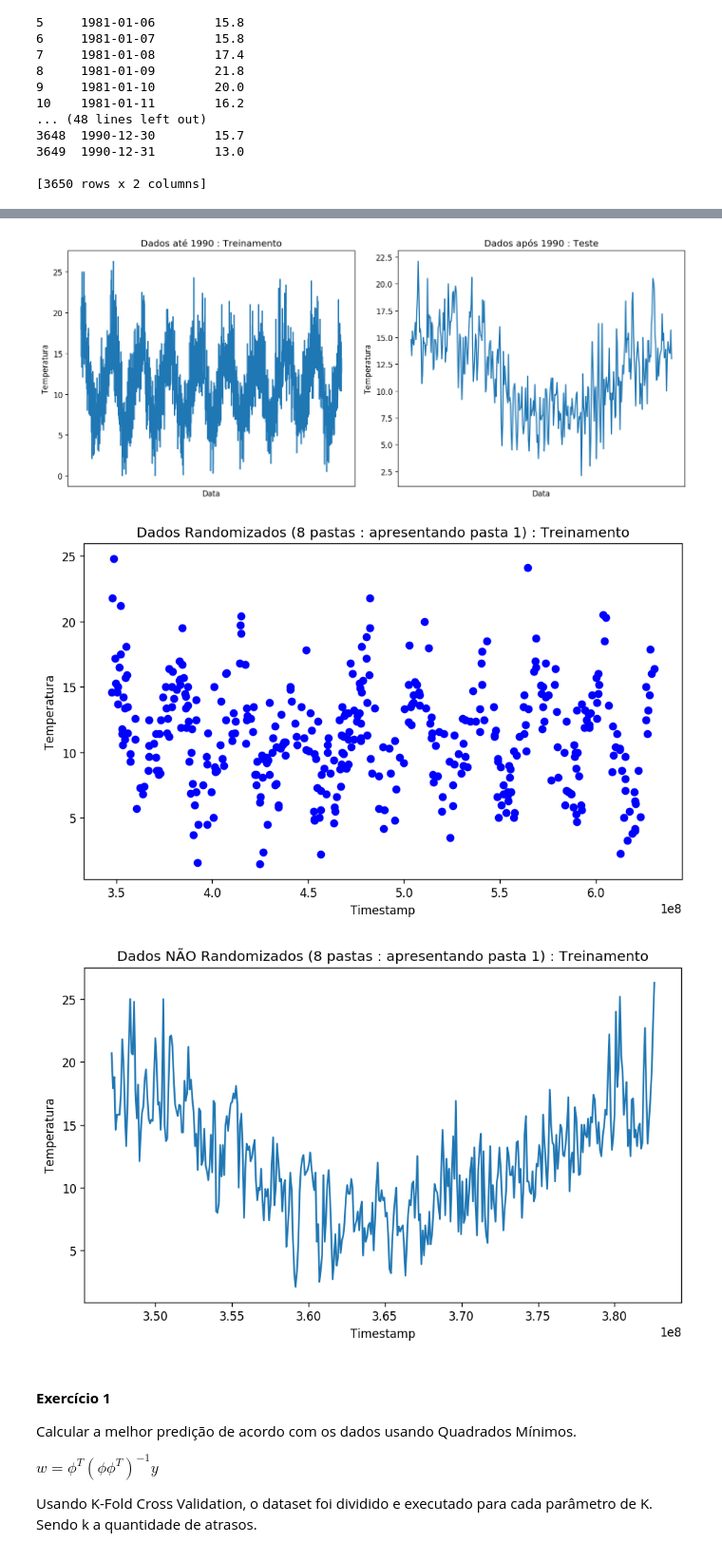
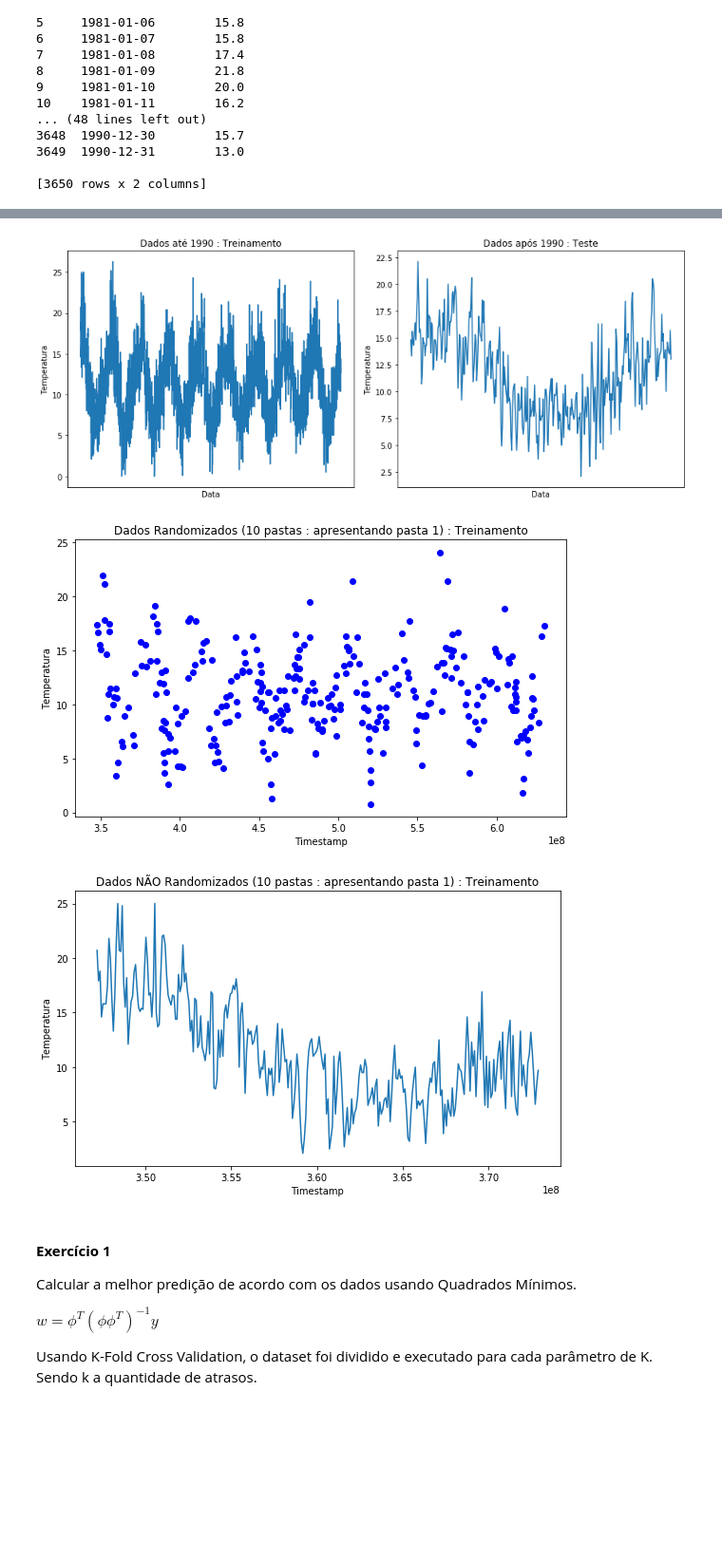
Before and after one commit to jimitogni/ia006, a Jupyter notebook: efc1/computacionais.ipynb, the cells around one changed output, grey strips where cells are left out. Shown at 95% size. Drawn from its saved outputs; the diff is of its cells as text; code cells hidden in the pictures; blank space fills up the shorter version.

```diff
--- a/efc1/computacionais.ipynb
+++ b/efc1/computacionais.ipynb
@@ -10,7 +10,7 @@ import matplotlib.pyplot as plt
 import csv
 from datetime import *
 
-plt.rcParams.update({'figure.figsize': (10, 7), 'figure.dpi': 120})
+#plt.rcParams.update({'figure.figsize': (10, 7), 'figure.dpi': 120})
 # %%
 #plotando o graficos dos dados originais
 
@@ -210,35 +210,35 @@ plt.ylabel("Temperatura")
 plt.tight_layout()
 plt.show()
 # %% [output]
-[figure, old version]
+[figure, new version]
 # %%
 # randomizdos
 
-folds = kfold(train, k=7, shuffle=True)
+folds = kfold(train, k=10, shuffle=True)
 
 plt.figure(figsize=(8, 5))
-plt.title("Dados Randomizados (7 pastas : apresentando pasta 1) : Treinamento")
+plt.title("Dados Randomizados (10 pastas : apresentando pasta 1) : Treinamento")
 plt.xlabel("Timestamp")
 plt.ylabel("Temperatura")
 plt.plot(folds[0][:, 0], folds[0][:, 1], 'bo')
 plt.tight_layout()
 plt.show()
 # %% [output]
-[figure, old version]
+[figure, new version]
 # %%
 #nao randomizados
 
-folds = kfold(train, k=7, shuffle=False)
+folds = kfold(train, k=10, shuffle=False)
 
 plt.figure(figsize=(8, 5))
-plt.title("Dados NÃO Randomizados (8 pastas : apresentando pasta 1) : Treinamento")
+plt.title("Dados NÃO Randomizados (10 pastas : apresentando pasta 1) : Treinamento")
 plt.xlabel("Timestamp")
 plt.ylabel("Temperatura")
 plt.plot(folds[0][:, 0], folds[0][:, 1])
 plt.tight_layout()
 plt.show()
 # %% [output]
-[figure, old version]
+[figure, new version]
 # %% [markdown]
 #### **Exercício 1**
 
```
Also changed, not shown: parts of 16 cells of this notebook.
